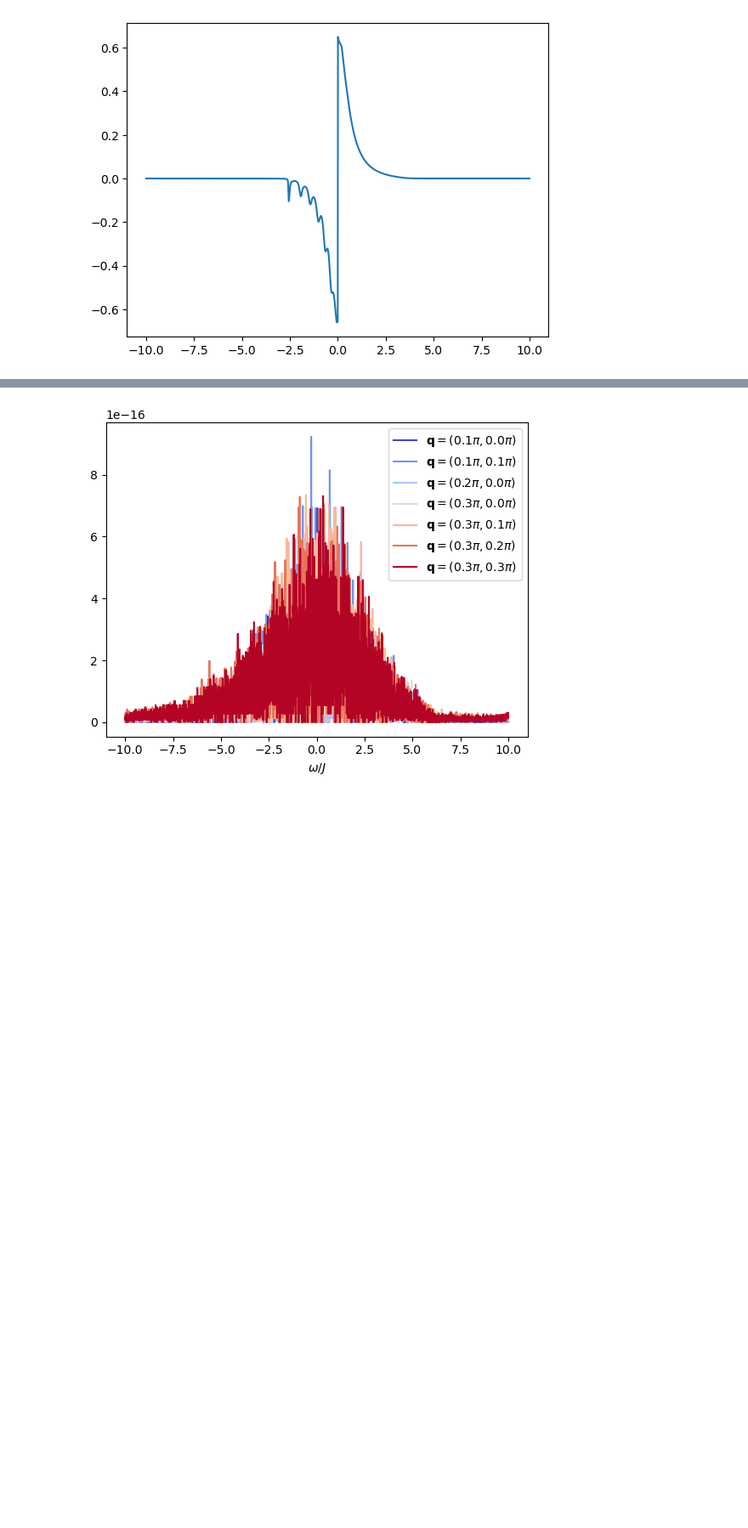
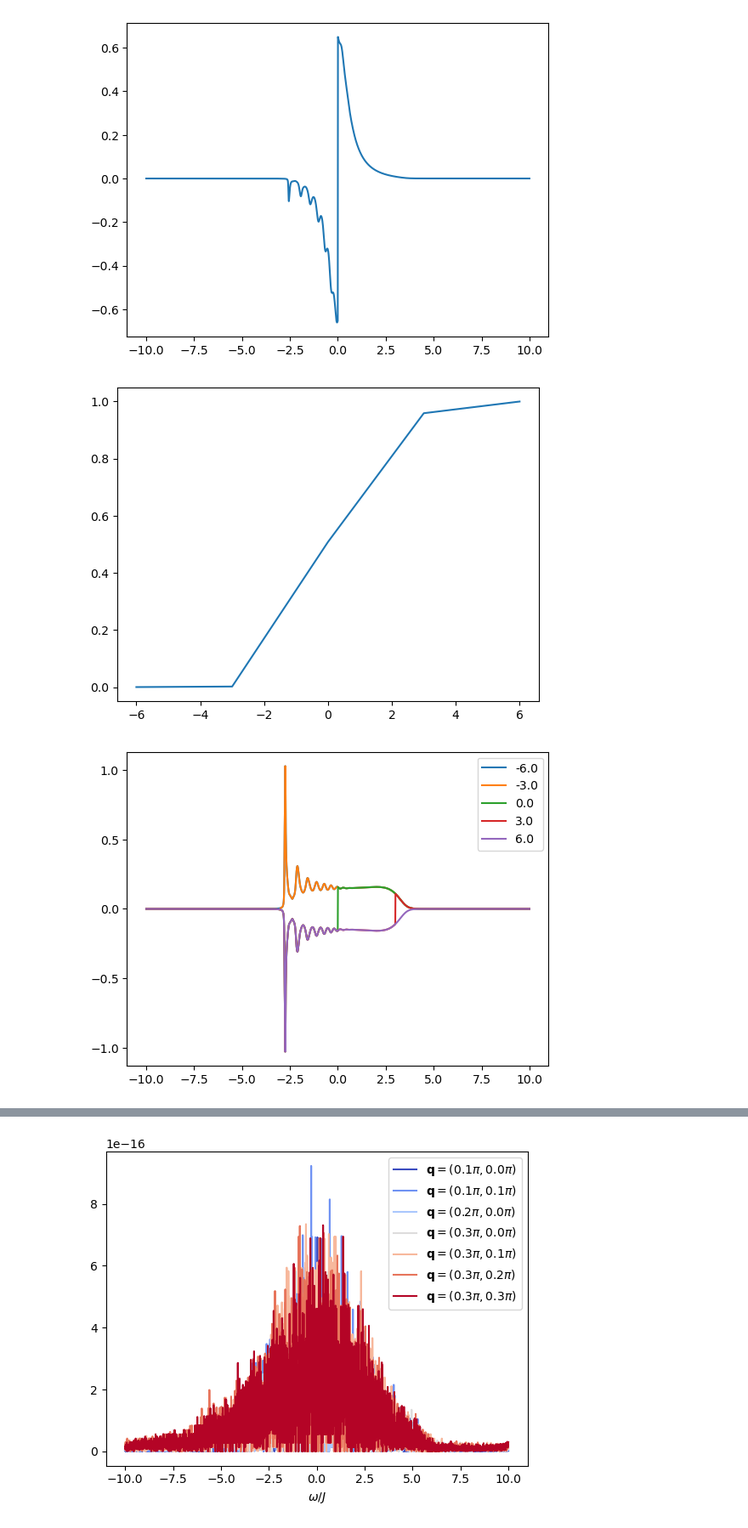
Before and after one commit to j-curtis/holes_and_magnons, a Jupyter notebook: convolver_test.ipynb, the cells around one changed output, grey strips where cells are left out. Shown at 85% size. Cells and saved outputs as stored; diff of their text form; code cells hidden in the pictures; blank space fills up the shorter version.

```diff
--- a/convolver_test.ipynb
+++ b/convolver_test.ipynb
@@ -46 +50,12 @@ plt.show()
+# %%
+plt.plot(mus,deltas)
+plt.show()
+
+for i in range(len(mus)):
+    plt.plot(ws,dos[i],label=str(mus[i]))
+    plt.legend()
+plt.show()
+# %% [output]
+[figure, added]
+[figure, added]
 # %%
```
Also changed, not shown: parts of 4 cells of this notebook, 2 other files.
